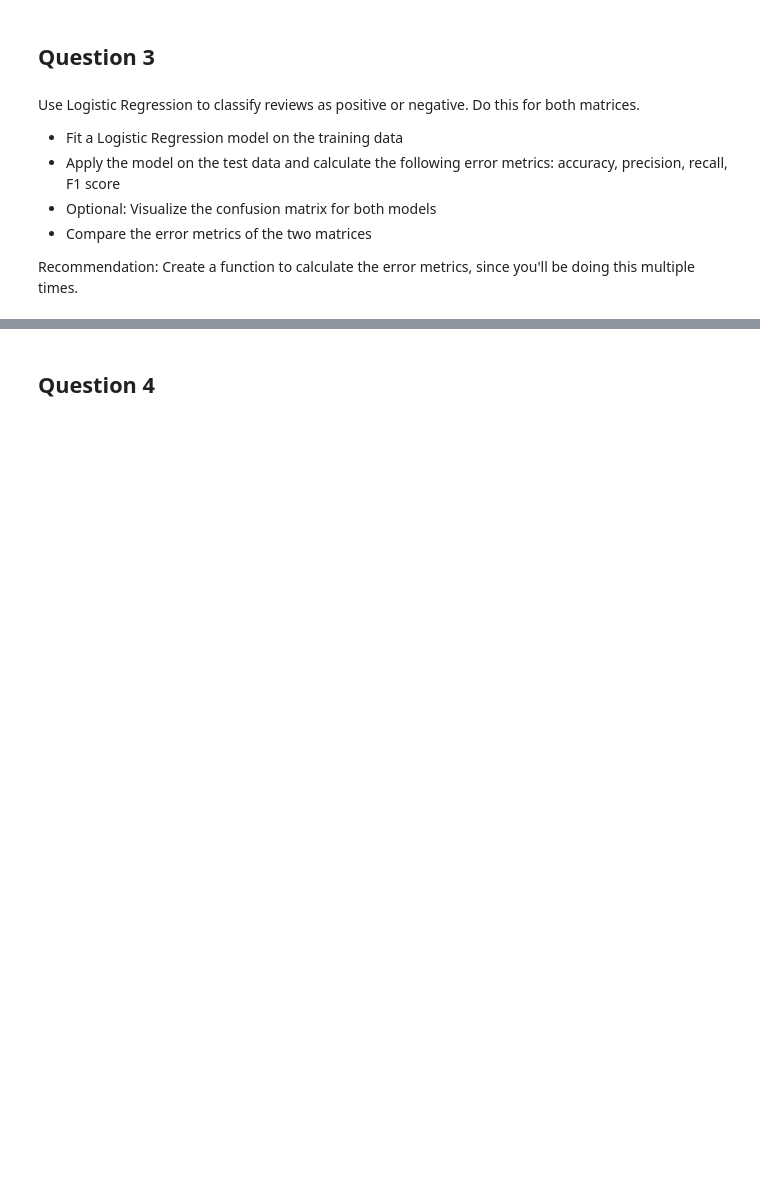
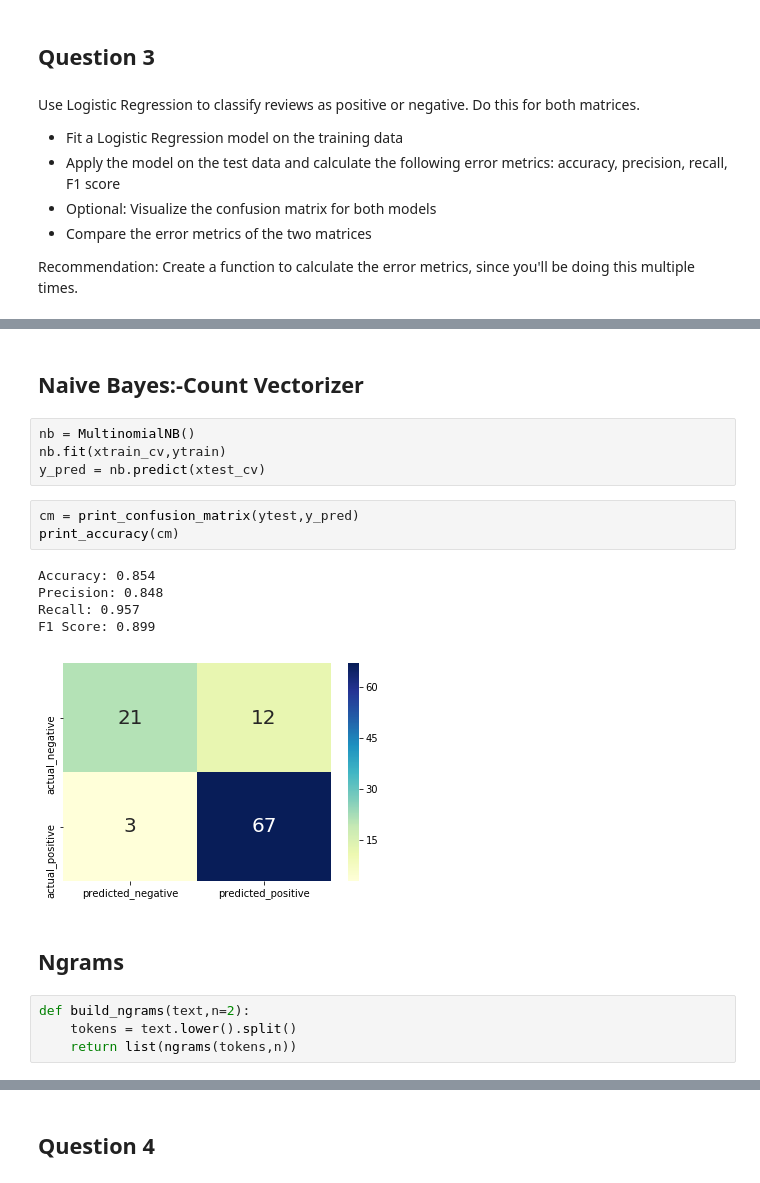
Before and after one commit to Abhinav1004/Intel-NLP-Course, a Jupyter notebook: Machine_Learning_and_NLP_Exercise.ipynb, the cells around one changed output, grey strips where cells are left out. Drawn from its saved outputs; the diff is of its cells as text; blank space fills up the shorter version.

```diff
--- a/Machine_Learning_and_NLP_Exercise.ipynb
+++ b/Machine_Learning_and_NLP_Exercise.ipynb
@@ -170,0 +186,21 @@ Recommendation: Create a function to calculate the error metrics, since you'll b
+# %% [markdown]
+## Naive Bayes:-Count Vectorizer
+# %%
+nb = MultinomialNB()
+nb.fit(xtrain_cv,ytrain)
+y_pred = nb.predict(xtest_cv)
+# %%
+cm = print_confusion_matrix(ytest,y_pred)
+print_accuracy(cm)
+# %% [output]
+Accuracy: 0.854
+Precision: 0.848
+Recall: 0.957
+F1 Score: 0.899
+[figure, added]
+# %% [markdown]
+## Ngrams
+# %%
+def build_ngrams(text,n=2):
+    tokens = text.lower().split()
+    return list(ngrams(tokens,n))
```
Also changed, not shown: parts of 35 cells of this notebook.
